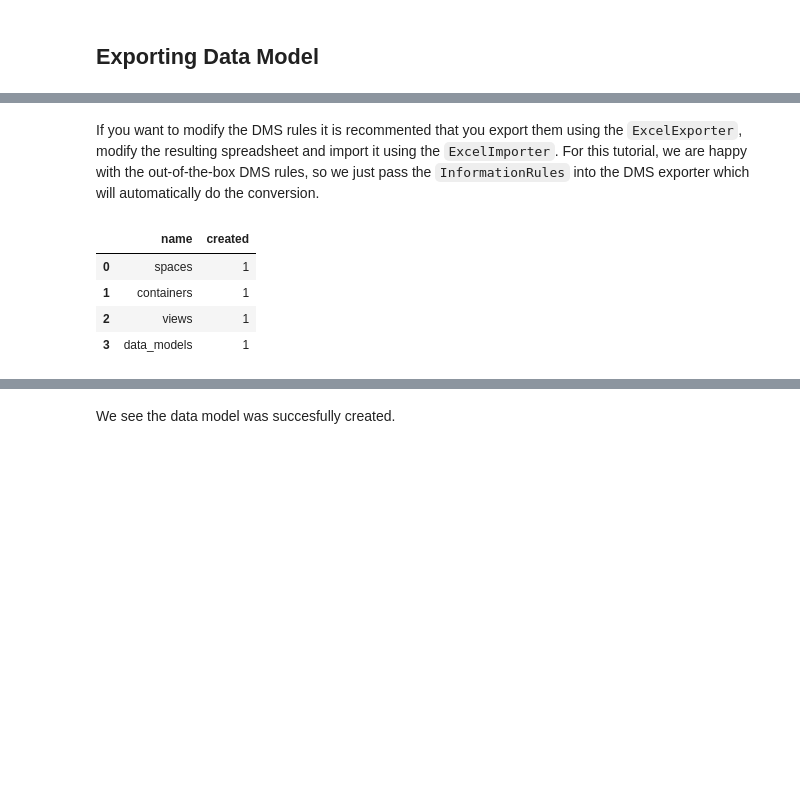
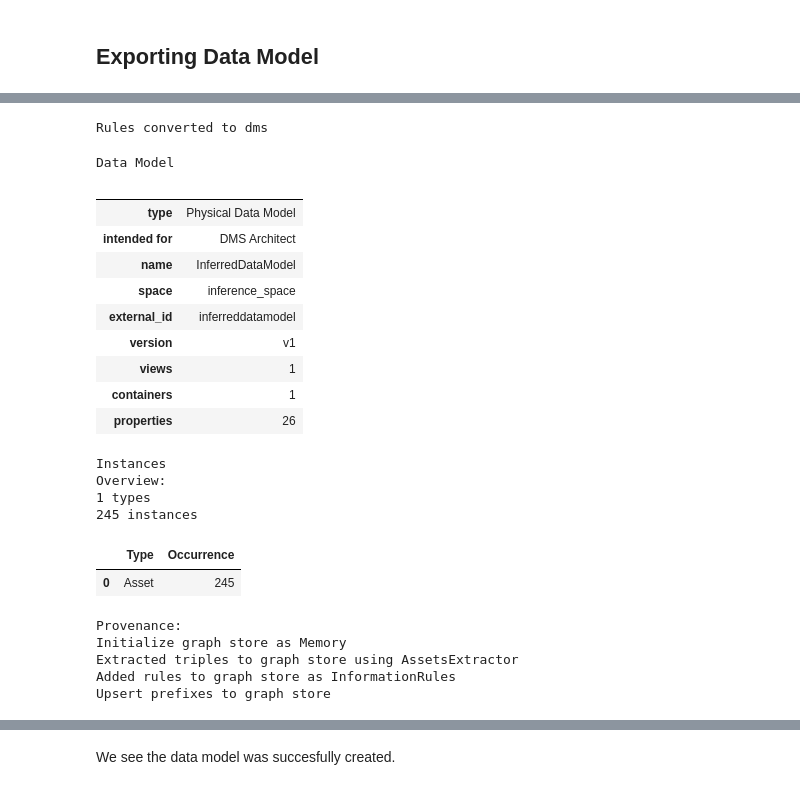
Before and after one commit to cognitedata/neat, a Jupyter notebook: docs/tutorials/data-onboarding/asset_hierarchy_migration.ipynb, the cells around one changed output, grey strips where cells are left out. Drawn from its saved outputs; the diff is of its cells as text; code cells hidden in the pictures; blank space fills up the shorter version.

```diff
--- a/docs/tutorials/data-onboarding/asset_hierarchy_migration.ipynb
+++ b/docs/tutorials/data-onboarding/asset_hierarchy_migration.ipynb
@@ -219,4 +113,0 @@ dms_rules.containers
-# %% [markdown]
-If you want to modify the DMS rules it is recommented that you export them using the `ExcelExporter`, modify the resulting spreadsheet
-and import it using the `ExcelImporter`. For this tutorial, we are happy with the out-of-the-box DMS rules, so we just pass
-the `InformationRules` into the DMS exporter which will automatically do the conversion.
@@ -227,8 +114,29 @@ result = exporter.export_to_cdf(rules, client)
-# %%
-result
-# %% [output]
-|  | name | created |
-| 0 | spaces | 1 |
-| 1 | containers | 1 |
-| 2 | views | 1 |
-| 3 | data_models | 1 |
+# %%
+neat.convert("dms")
+# %% [output]
+Rules converted to dms
+# %%
+neat
+# %% [output]
+Data Model
+|  |  |
+| type | Physical Data Model |
+| intended for | DMS Architect |
+| name | InferredDataModel |
+| space | inference_space |
+| external_id | inferreddatamodel |
+| version | v1 |
+| views | 1 |
+| containers | 1 |
+| properties | 26 |
+Instances
+Overview:
+1 types
+245 instances
+|  | Type | Occurrence |
+| 0 | Asset | 245 |
+Provenance:
+Initialize graph store as Memory
+Extracted triples to graph store using AssetsExtractor
+Added rules to graph store as InformationRules
+Upsert prefixes to graph store
```
Also changed, not shown: parts of 69 cells of this notebook, 6 other files.
